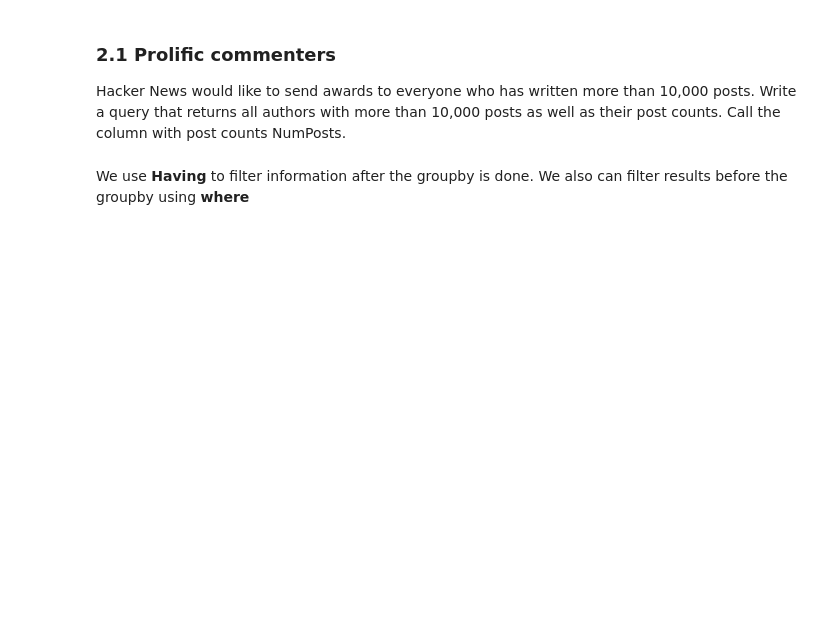
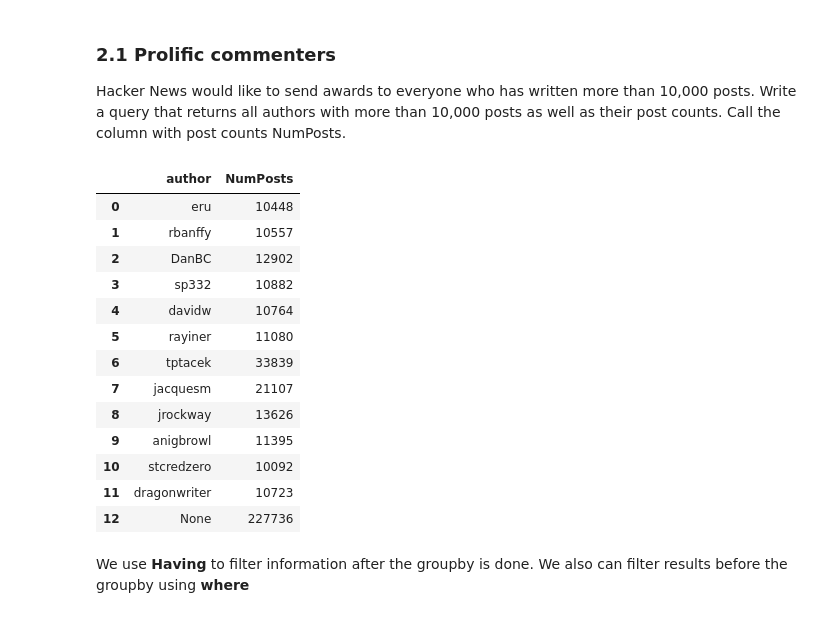
Before and after one commit to jroccal/databases, a Jupyter notebook: bigquery-sql-queries-i.ipynb, the cells around one changed output. Saved outputs shown, nothing was run; the diff lists cells and outputs as text; code cells hidden in the pictures; blank space fills up the shorter version.

```diff
--- a/bigquery-sql-queries-i.ipynb
+++ b/bigquery-sql-queries-i.ipynb
@@ -162,6 +220,21 @@ Hacker News would like to send awards to everyone who has written more than 10,0
 # %%
 query_1 = """ Select author, count(id) as NumPosts
 from `bigquery-public-data.hacker_news.comments`
 group by author
 having NumPosts > 10000"""
-execute_query(query_1)
+execute_query(client, query_1)
+# %% [output]
+|  | author | NumPosts |
+| 0 | eru | 10448 |
+| 1 | rbanffy | 10557 |
+| 2 | DanBC | 12902 |
+| 3 | sp332 | 10882 |
+| 4 | davidw | 10764 |
+| 5 | rayiner | 11080 |
+| 6 | tptacek | 33839 |
+| 7 | jacquesm | 21107 |
+| 8 | jrockway | 13626 |
+| 9 | anigbrowl | 11395 |
+| 10 | stcredzero | 10092 |
+| 11 | dragonwriter | 10723 |
+| 12 | None | 227736 |
```
Also changed, not shown: parts of 30 cells of this notebook.
